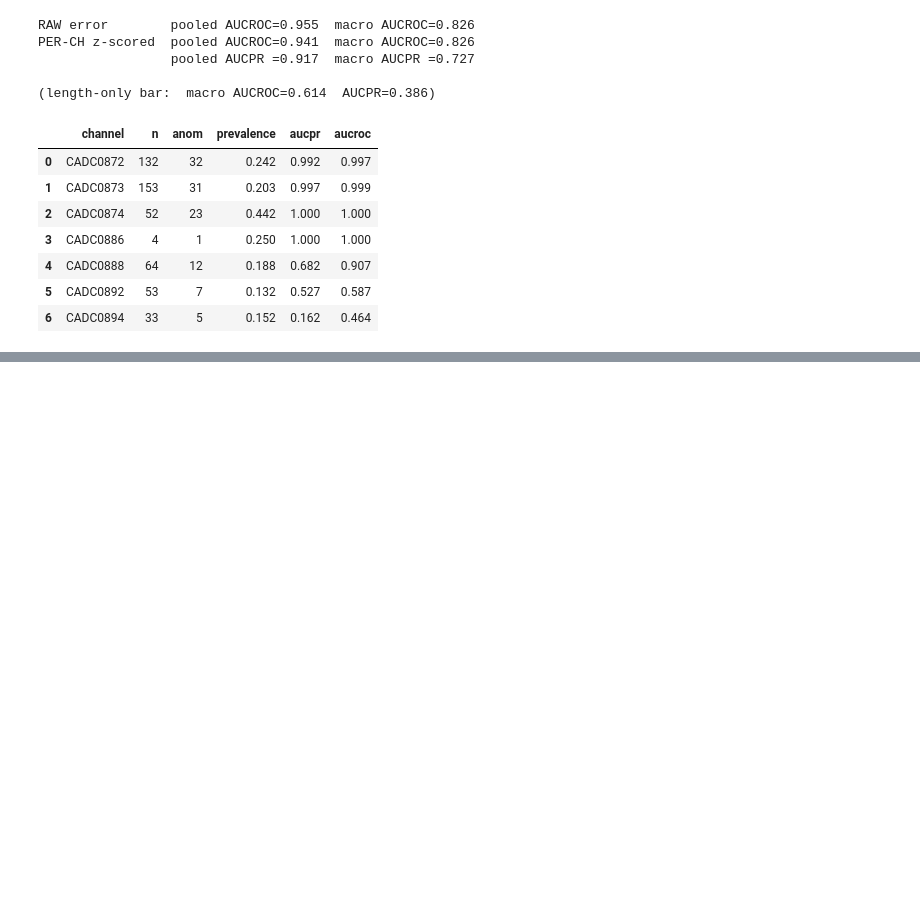
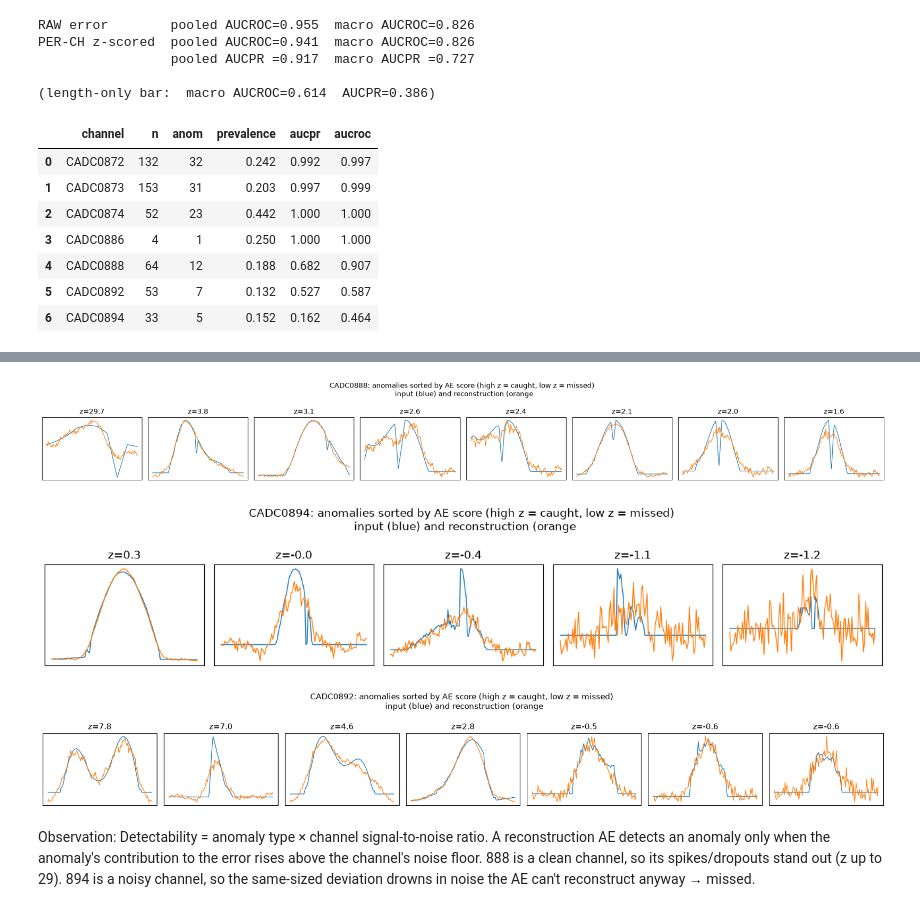
Before and after one commit to lauradmch/OPS-SAT-anomaly-detection, a Jupyter notebook: notebooks/conv1d_autoencoder.ipynb, the cells around one changed output, grey strips where cells are left out. Cells and saved outputs as stored; diff of their text form; code cells hidden in the pictures; blank space fills up the shorter version.

Commit message:
Add Test and Score section to evaluate missed anomalies

```diff
--- a/notebooks/conv1d_autoencoder.ipynb
+++ b/notebooks/conv1d_autoencoder.ipynb
@@ -482,0 +520,28 @@ PER-CH z-scored  pooled AUCROC=0.941  macro AUCROC=0.826
+# %%
+# error analysis: plot a channel's anomalies, sorted by AE score -> look at the actual segments the detector misses versus catches
+@torch.no_grad()
+def plot_channel_anomalies(ch, n=8):
+    ae_real.eval()
+    sub = test[(test.channel == ch) & (test.is_anomaly == 1)].sort_values("z", ascending=False)
+    if len(sub) == 0:
+        print(f"{ch}: no anomalies in test"); return
+    keys = [(ch, sg) for sg in sub.segment]
+    X = build_matrix(keys)
+    R = ae_real(torch.tensor(X).unsqueeze(1)).squeeze(1).numpy()
+    k = min(n, len(keys))
+    fig, axes = plt.subplots(1, k, figsize=(2.6*k, 2.6)); axes = np.atleast_1d(axes)
+    for ax, xi, ri, z in zip(axes, X, R, sub["z"]):
+        ax.plot(xi, lw=1, label="input"); ax.plot(ri, lw=1, label="recon")
+        ax.set_title(f"z={z:.1f}"); ax.set_xticks([]); ax.set_yticks([])
+    fig.suptitle(f"{ch}: anomalies sorted by AE score (high z = caught, low z = missed) \n input (blue) and reconstruction (orange)")
+    plt.tight_layout(); plt.show()
+
+plot_channel_anomalies("CADC0888")   # AE succeeds (0.907) despite length pointing wrong way
+plot_channel_anomalies("CADC0894")   # AE fails (0.464)
+plot_channel_anomalies("CADC0892")   # AE weak (0.587)
+# %% [output]
+[figure, added]
+[figure, added]
+[figure, added]
+# %% [markdown]
+Observation: Detectability = anomaly type × channel signal-to-noise ratio. A reconstruction AE detects an anomaly only when the anomaly's contribution to the error rises above the channel's noise floor. 888 is a clean channel, so its spikes/dropouts stand out (z up to 29). 894 is a noisy channel, so the same-sized deviation drowns in noise the AE can't reconstruct anyway → missed.
```
Also changed, not shown: parts of 8 cells of this notebook.
